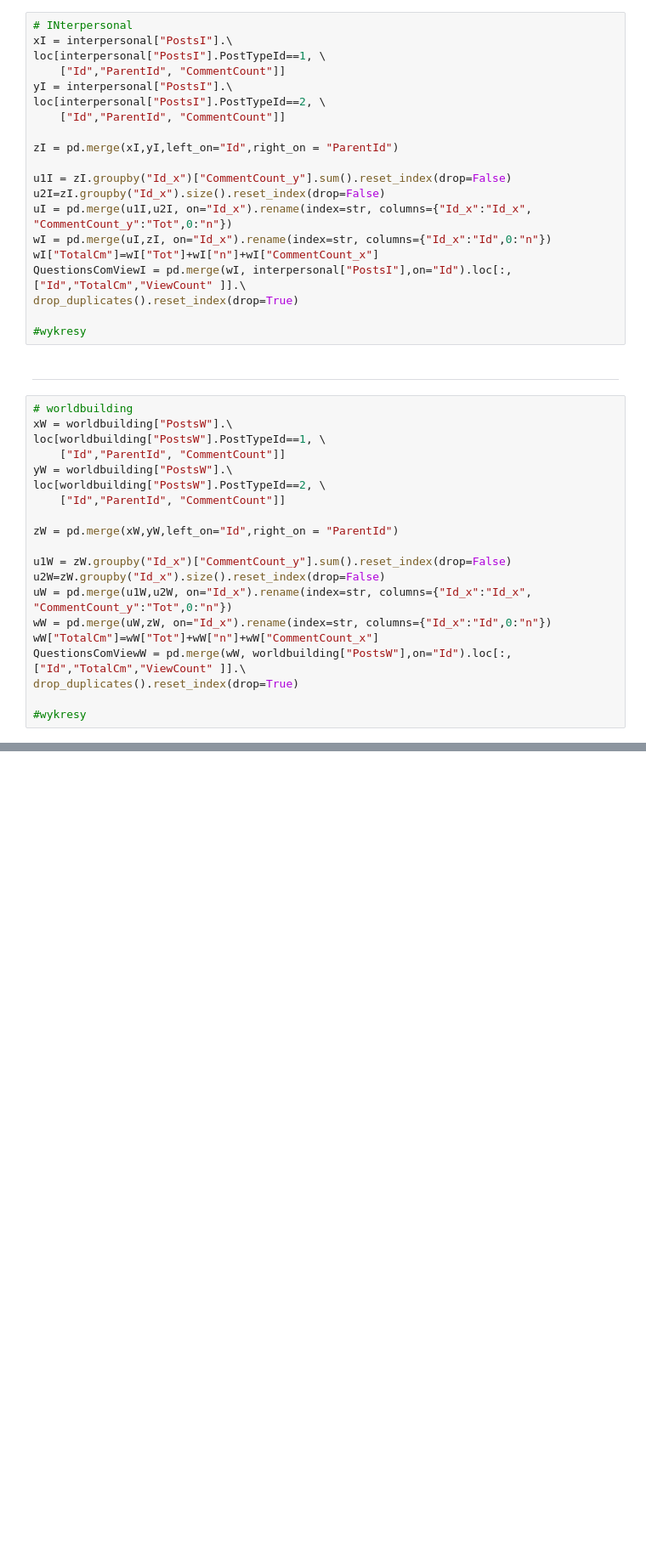
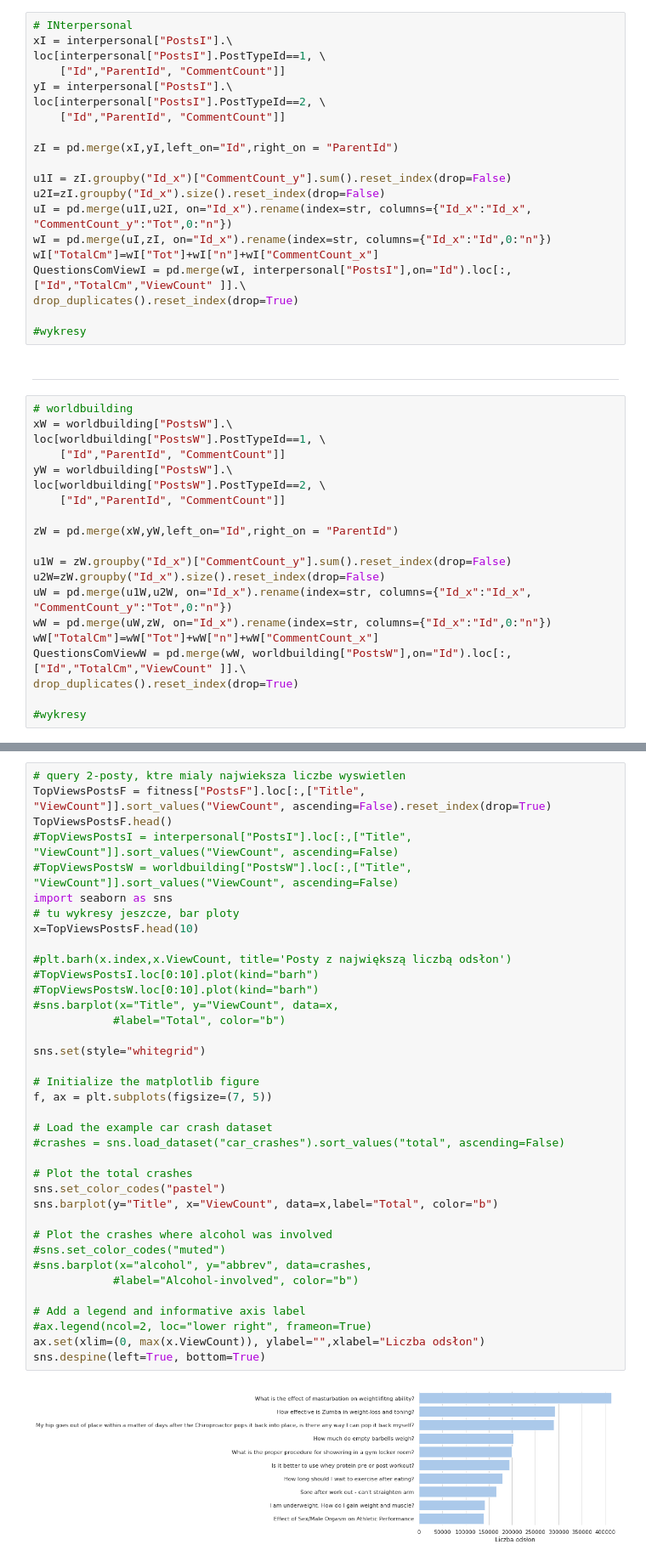
Before and after one commit to paldynaagata/StackExchangeWebsitesDataAnalysis, a Jupyter notebook: PADPY/data_analys.ipynb, the cells around one changed output, grey strips where cells are left out. Shown: that part at 85% size. Cells and saved outputs as stored; diff of their text form; blank space fills up the shorter version.

```diff
--- a/PADPY/data_analys.ipynb
+++ b/PADPY/data_analys.ipynb
@@ -135,0 +117,39 @@ ImportError: cannot import name 'Timestamp' from 'pandas.lib' (/opt/anaconda3/li
+# %%
+# query 2-posty, ktre mialy najwieksza liczbe wyswietlen
+TopViewsPostsF = fitness["PostsF"].loc[:,["Title", "ViewCount"]].sort_values("ViewCount", ascending=False).reset_index(drop=True)
+TopViewsPostsF.head()
+#TopViewsPostsI = interpersonal["PostsI"].loc[:,["Title", "ViewCount"]].sort_values("ViewCount", ascending=False)
+#TopViewsPostsW = worldbuilding["PostsW"].loc[:,["Title", "ViewCount"]].sort_values("ViewCount", ascending=False)
+import seaborn as sns
+# tu wykresy jeszcze, bar ploty
+x=TopViewsPostsF.head(10)
+
+#plt.barh(x.index,x.ViewCount, title='Posty z największą liczbą odsłon')
+#TopViewsPostsI.loc[0:10].plot(kind="barh")
+#TopViewsPostsW.loc[0:10].plot(kind="barh")
+#sns.barplot(x="Title", y="ViewCount", data=x,
+            #label="Total", color="b")
+
+sns.set(style="whitegrid")
+
+# Initialize the matplotlib figure
+f, ax = plt.subplots(figsize=(7, 5))
+
+# Load the example car crash dataset
+#crashes = sns.load_dataset("car_crashes").sort_values("total", ascending=False)
+
+# Plot the total crashes
+sns.set_color_codes("pastel")
+sns.barplot(y="Title", x="ViewCount", data=x,label="Total", color="b")
+
+# Plot the crashes where alcohol was involved
+#sns.set_color_codes("muted")
+#sns.barplot(x="alcohol", y="abbrev", data=crashes,
+            #label="Alcohol-involved", color="b")
+
+# Add a legend and informative axis label
+#ax.legend(ncol=2, loc="lower right", frameon=True)
+ax.set(xlim=(0, max(x.ViewCount)), ylabel="",xlabel="Liczba odsłon")
+sns.despine(left=True, bottom=True)
+# %% [output]
+[figure, added]
```
Also changed, not shown: parts of 9 cells of this notebook.
